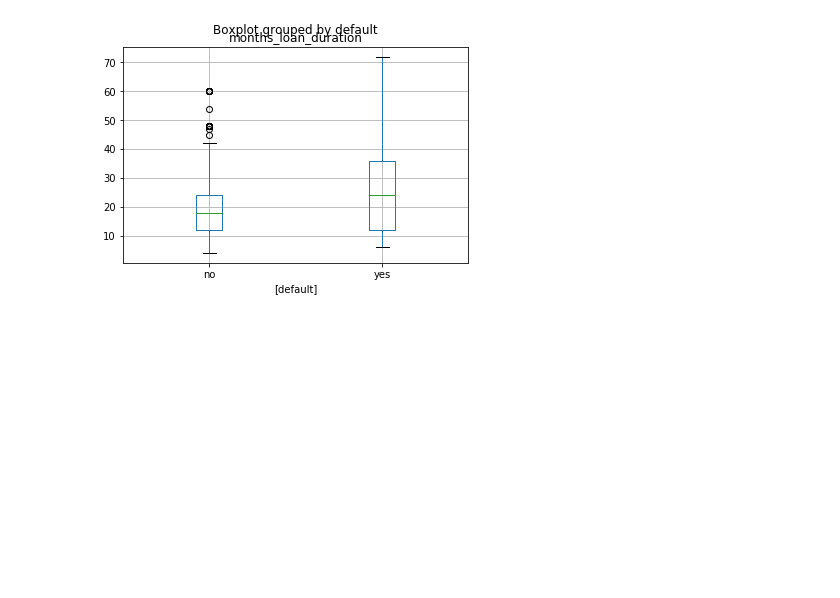
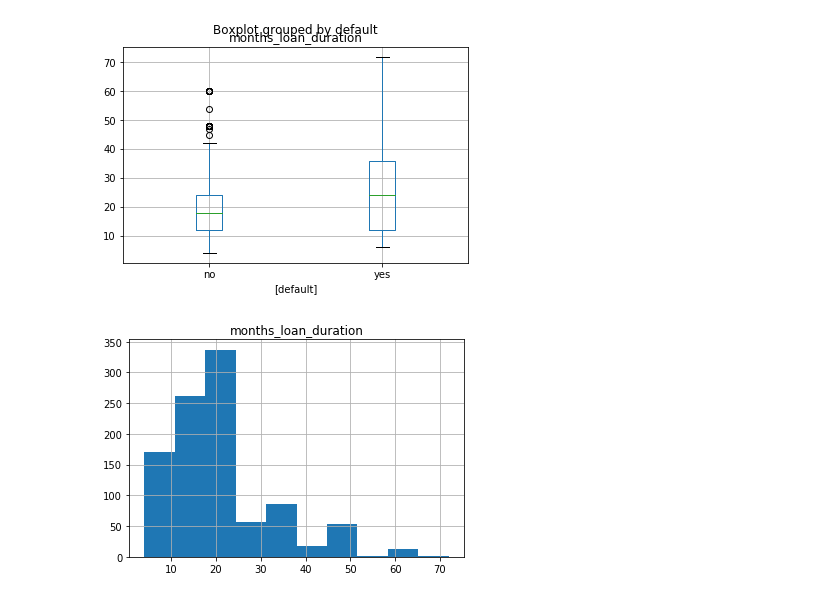
Before and after one commit to shane-kercheval/shiny-explore-dataset, a Jupyter notebook: Jupyter Sandbox/Sandbox.ipynb, the cells around one changed output. Cells and saved outputs as stored; diff of their text form; code cells hidden in the pictures; blank space fills up the shorter version.

```diff
--- a/Jupyter Sandbox/Sandbox.ipynb
+++ b/Jupyter Sandbox/Sandbox.ipynb
@@ -94,0 +93,4 @@ e
+# %%
+explore.plot_histogram('months_loan_duration')
+# %% [output]
+[figure, added]
```
Also changed, not shown: parts of 8 cells of this notebook, 3 other files.
